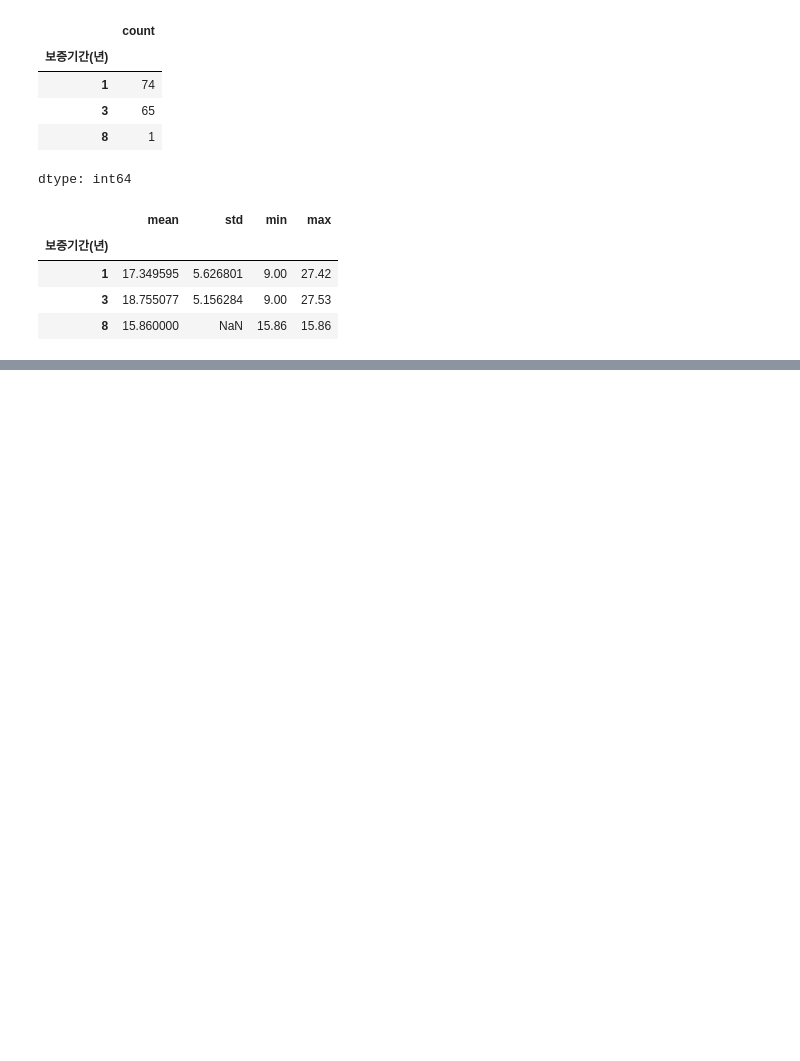
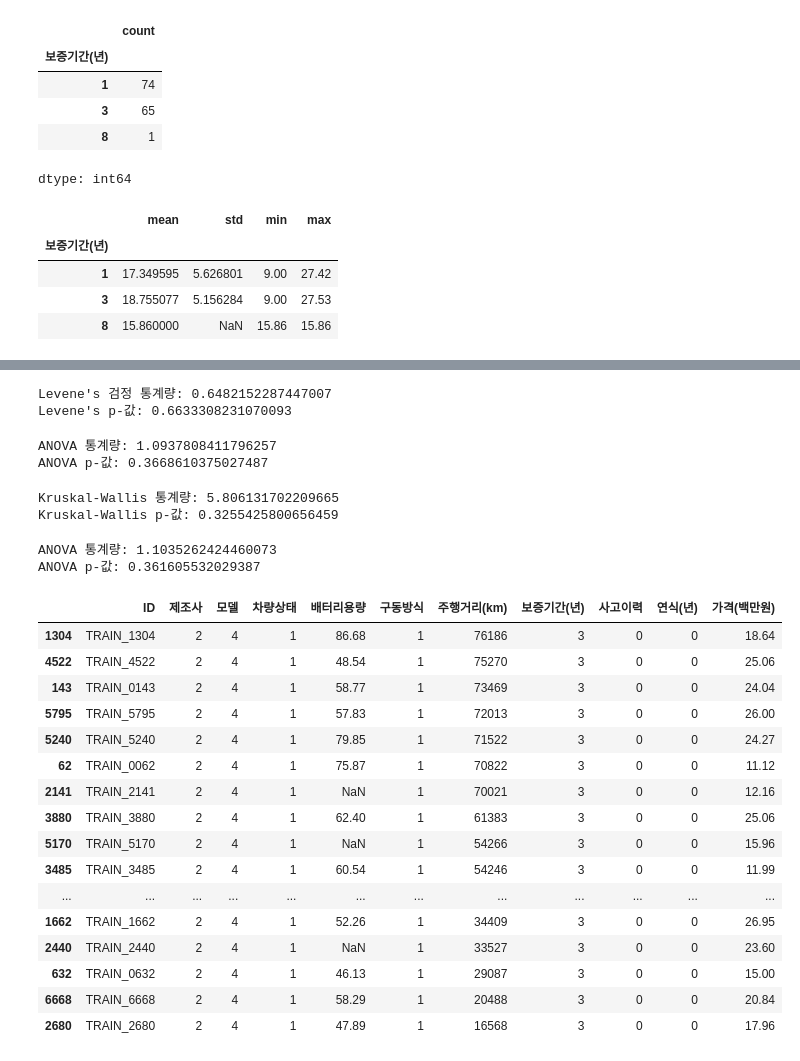
Before and after one commit to Pathway2008/CarPrice, a Jupyter notebook: 4,14,15.ipynb, the cells around one changed output, grey strips where cells are left out. Saved outputs shown, nothing was run; the diff lists cells and outputs as text; code cells hidden in the pictures; blank space fills up the shorter version.

```diff
--- a/4,14,15.ipynb
+++ b/4,14,15.ipynb
@@ -504,0 +645,42 @@ ioniq_min_max
+# %%
+levene_result = stats.levene(group_1_0_3, group_1_1_3, group_1_2_3, group_2_0_1, group_2_1_1, group_2_2_1)
+
+print(f"Levene's 검정 통계량: {levene_result.statistic}")
+print(f"Levene's p-값: {levene_result.pvalue}")
+# %% [output]
+Levene's 검정 통계량: 0.6482152287447007
+Levene's p-값: 0.6633308231070093
+# %%
+anova_result = stats.f_oneway(group_1_0_3, group_1_1_3, group_1_2_3, group_2_0_1, group_2_1_1, group_2_2_1)
+
+print(f"ANOVA 통계량: {anova_result.statistic}")
+print(f"ANOVA p-값: {anova_result.pvalue}")
+# %% [output]
+ANOVA 통계량: 1.0937808411796257
+ANOVA p-값: 0.3668610375027487
+# %%
+# Kruskal-Wallis 검정 수행
+kruskal_result = stats.kruskal(group_1_0_3, group_1_1_3, group_1_2_3, group_2_0_1, group_2_1_1, group_2_2_1)
+
+print(f"Kruskal-Wallis 통계량: {kruskal_result.statistic}")
+print(f"Kruskal-Wallis p-값: {kruskal_result.pvalue}")
+# %% [output]
+Kruskal-Wallis 통계량: 5.806131702209665
+Kruskal-Wallis p-값: 0.3255425800656459
+# %%
+# 모든 그룹에 대해 로그 변환을 적용
+group_1_0_3_log = np.log(group_1_0_3)
+group_1_1_3_log = np.log(group_1_1_3)
+group_1_2_3_log = np.log(group_1_2_3)
+group_2_0_1_log = np.log(group_2_0_1)
+group_2_1_1_log = np.log(group_2_1_1)
+group_2_2_1_log = np.log(group_2_2_1)
+
+# ANOVA 수행
+anova_result = stats.f_oneway(group_1_0_3_log, group_1_1_3_log, group_1_2_3_log, group_2_0_1_log, group_2_1_1_log, group_2_2_1_log)
+
+print(f"ANOVA 통계량: {anova_result.statistic}")
+print(f"ANOVA p-값: {anova_result.pvalue}")
+# %% [output]
+ANOVA 통계량: 1.1035262424460073
+ANOVA p-값: 0.361605532029387
@@ -504,0 +689,20 @@ ioniq_min_max
+# %%
+train[(train['모델']==4) & (train['차량상태']==1) & (train['연식(년)']==0) & (train['보증기간(년)']==3)].sort_values(by='주행거리(km)',ascending=False)
+# %% [output]
+|  | ID | 제조사 | 모델 | 차량상태 | 배터리용량 | 구동방식 | 주행거리(km) | 보증기간(년) | 사고이력 | 연식(년) | 가격(백만원) |
+| 1304 | TRAIN_1304 | 2 | 4 | 1 | 86.68 | 1 | 76186 | 3 | 0 | 0 | 18.64 |
+| 4522 | TRAIN_4522 | 2 | 4 | 1 | 48.54 | 1 | 75270 | 3 | 0 | 0 | 25.06 |
+| 143 | TRAIN_0143 | 2 | 4 | 1 | 58.77 | 1 | 73469 | 3 | 0 | 0 | 24.04 |
+| 5795 | TRAIN_5795 | 2 | 4 | 1 | 57.83 | 1 | 72013 | 3 | 0 | 0 | 26.00 |
+| 5240 | TRAIN_5240 | 2 | 4 | 1 | 79.85 | 1 | 71522 | 3 | 0 | 0 | 24.27 |
+| 62 | TRAIN_0062 | 2 | 4 | 1 | 75.87 | 1 | 70822 | 3 | 0 | 0 | 11.12 |
+| 2141 | TRAIN_2141 | 2 | 4 | 1 | NaN | 1 | 70021 | 3 | 0 | 0 | 12.16 |
+| 3880 | TRAIN_3880 | 2 | 4 | 1 | 62.40 | 1 | 61383 | 3 | 0 | 0 | 25.06 |
+| 5170 | TRAIN_5170 | 2 | 4 | 1 | NaN | 1 | 54266 | 3 | 0 | 0 | 15.96 |
+| 3485 | TRAIN_3485 | 2 | 4 | 1 | 60.54 | 1 | 54246 | 3 | 0 | 0 | 11.99 |
+| ... | ... | ... | ... | ... | ... | ... | ... | ... | ... | ... | ... |
+| 1662 | TRAIN_1662 | 2 | 4 | 1 | 52.26 | 1 | 34409 | 3 | 0 | 0 | 26.95 |
+| 2440 | TRAIN_2440 | 2 | 4 | 1 | NaN | 1 | 33527 | 3 | 0 | 0 | 23.60 |
+| 632 | TRAIN_0632 | 2 | 4 | 1 | 46.13 | 1 | 29087 | 3 | 0 | 0 | 15.00 |
+| 6668 | TRAIN_6668 | 2 | 4 | 1 | 58.29 | 1 | 20488 | 3 | 0 | 0 | 20.84 |
+| 2680 | TRAIN_2680 | 2 | 4 | 1 | 47.89 | 1 | 16568 | 3 | 0 | 0 | 17.96 |
```
Also changed, not shown: parts of 9 cells of this notebook.
